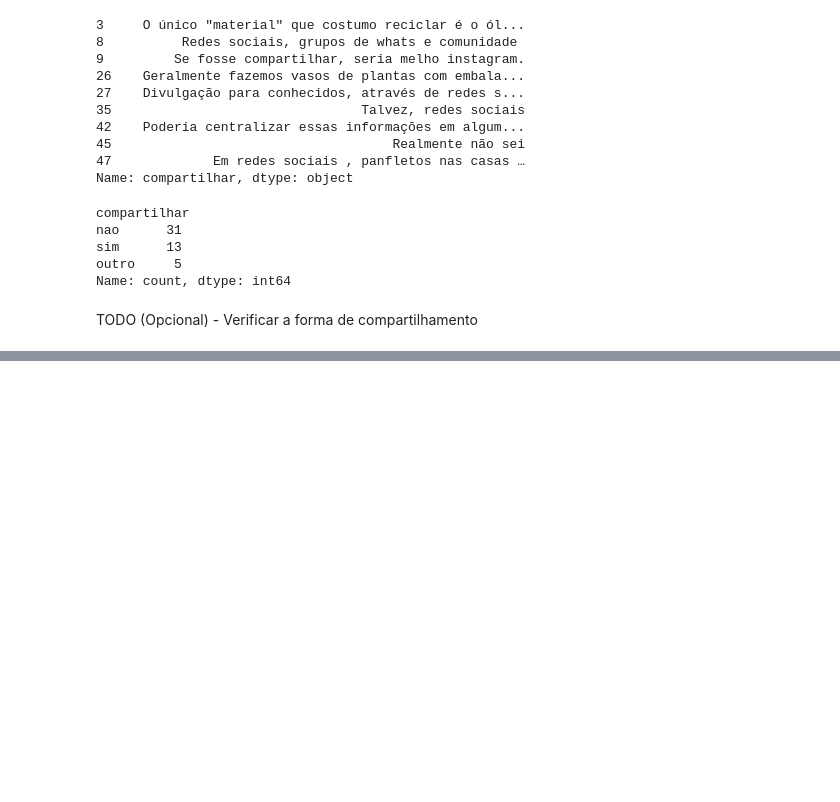
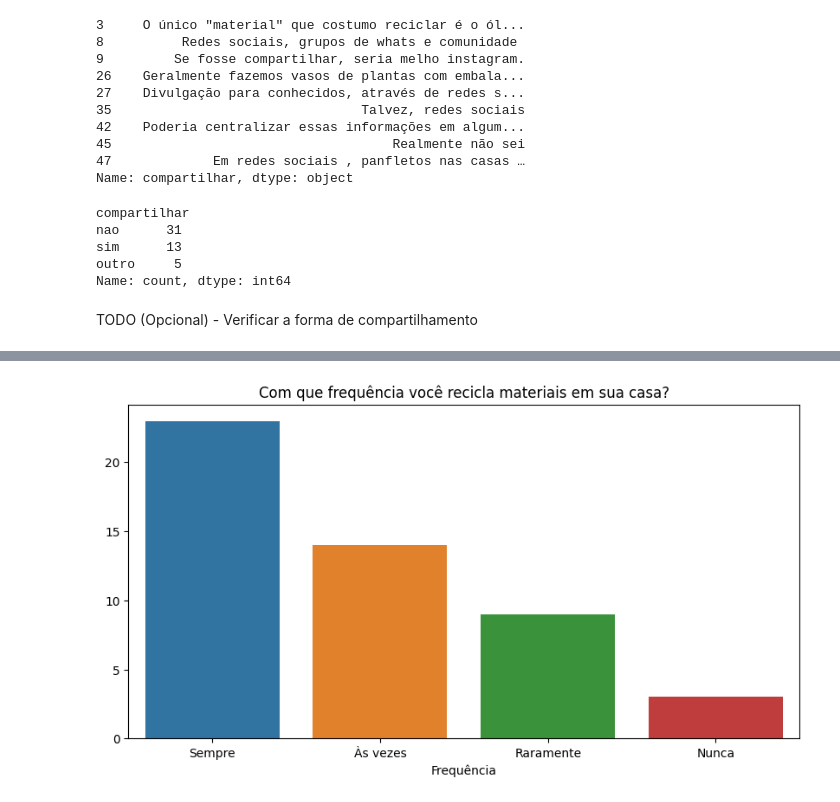
Before and after one commit to Igorjr19/projeto-analise-exploratoria, a Jupyter notebook: aed_ecopontos.ipynb, the cells around one changed output, grey strips where cells are left out. Drawn from its saved outputs; the diff is of its cells as text; code cells hidden in the pictures; blank space fills up the shorter version.

```diff
--- a/aed_ecopontos.ipynb
+++ b/aed_ecopontos.ipynb
@@ -882,0 +1043,14 @@ TODO (Opcional) - Verificar a forma de compartilhamento
+# %%
+y = ecopontos['frequencia_recicla'].value_counts().values
+x = ecopontos['frequencia_recicla'].value_counts().index
+
+title = aliases['frequencia_recicla']
+title = title.split('?')[0] + '?'
+
+plt.figure(figsize=(10, 5))
+sns.barplot(x=x, y=y, hue=x, palette='tab10')
+plt.xlabel('Frequência')
+plt.title(title)
+plt.show()
+# %% [output]
+[figure, added]
```
Also changed, not shown: parts of 35 cells of this notebook, 1 other file.
